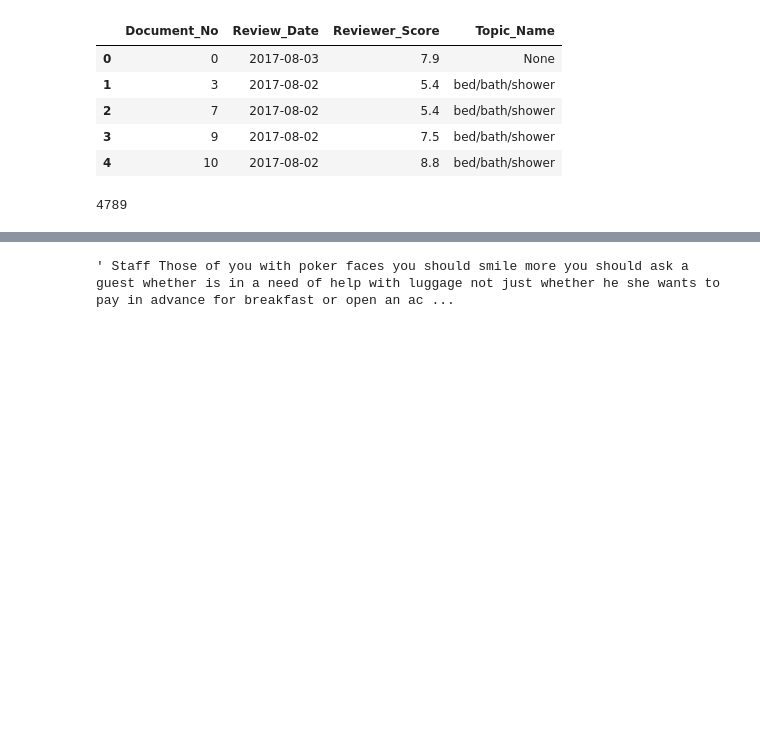
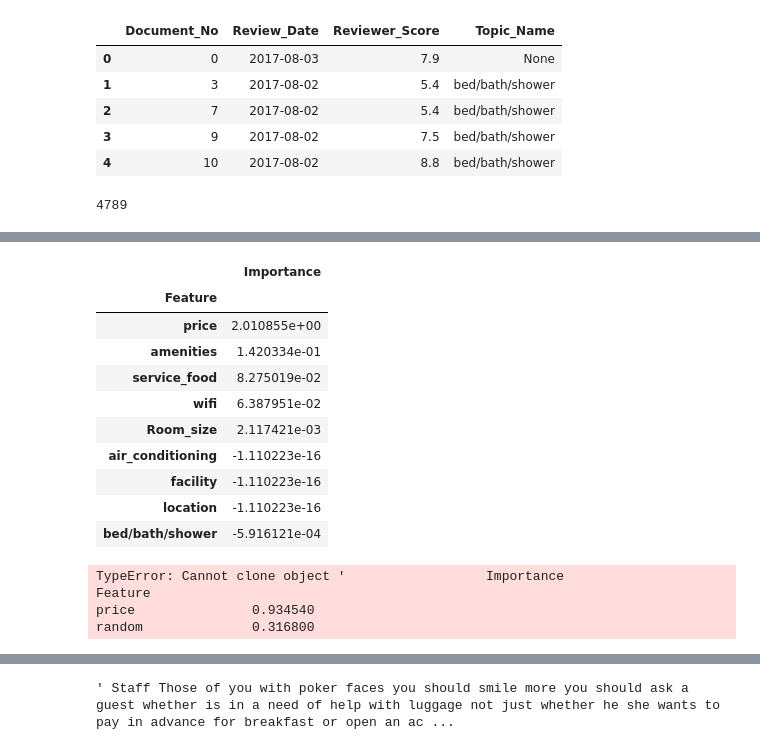
Before and after one commit to NiloofarJalali/insight-project, a Jupyter notebook: notebooks/archive/HotelWatch_version_1.ipynb, the cells around one changed output, grey strips where cells are left out. Drawn from its saved outputs; the diff is of its cells as text; code cells hidden in the pictures; blank space fills up the shorter version.

```diff
--- a/notebooks/archive/HotelWatch_version_1.ipynb
+++ b/notebooks/archive/HotelWatch_version_1.ipynb
@@ -378,0 +445,25 @@ Tp1.head()
+# %%
+from sklearn.model_selection import train_test_split
+
+y = df.Reviewer_Score
+X = pd.DataFrame(df, columns = x_column)
+np.random.seed(seed = 42)
+# X['random'] = np.random.random(size = len(X))
+X_train, X_valid, y_train, y_valid = train_test_split(X, y, test_size = 0.8, random_state = 42)
+# %%
+from sklearn.metrics import r2_score,mean_squared_error
+from rfpimp import permutation_importances
+from sklearn.ensemble import RandomForestRegressor
+
+rf = RandomForestRegressor(n_estimators = 100,
+                           n_jobs = -1,
+                           oob_score = True,
+                           bootstrap = True,
+                           random_state = 42)
+
+rf.fit(X_train, y_train)
+
+def r2(rf, X_train, y_train):
+    return r2_score(y_train, rf.predict(X_train))
+
+model=permutation_importances(rf, X_train, y_train, r2)
@@ -378,0 +526,21 @@ Tp1.head()
+# %%
+model
+# %% [output]
+|  | Importance |
+| Feature |  |
+| price | 2.010855e+00 |
+| amenities | 1.420334e-01 |
+| service_food | 8.275019e-02 |
+| wifi | 6.387951e-02 |
+| Room_size | 2.117421e-03 |
+| air_conditioning | -1.110223e-16 |
+| facility | -1.110223e-16 |
+| location | -1.110223e-16 |
+| bed/bath/shower | -5.916121e-04 |
+# %%
+drop_col_feat_imp(model, X_train, y_train, random_state = 42)
+# %% [output]
+TypeError: Cannot clone object '                  Importance
+Feature
+price               0.934540
+random              0.316800
```
Also changed, not shown: parts of 20 cells of this notebook, 11 other files.
